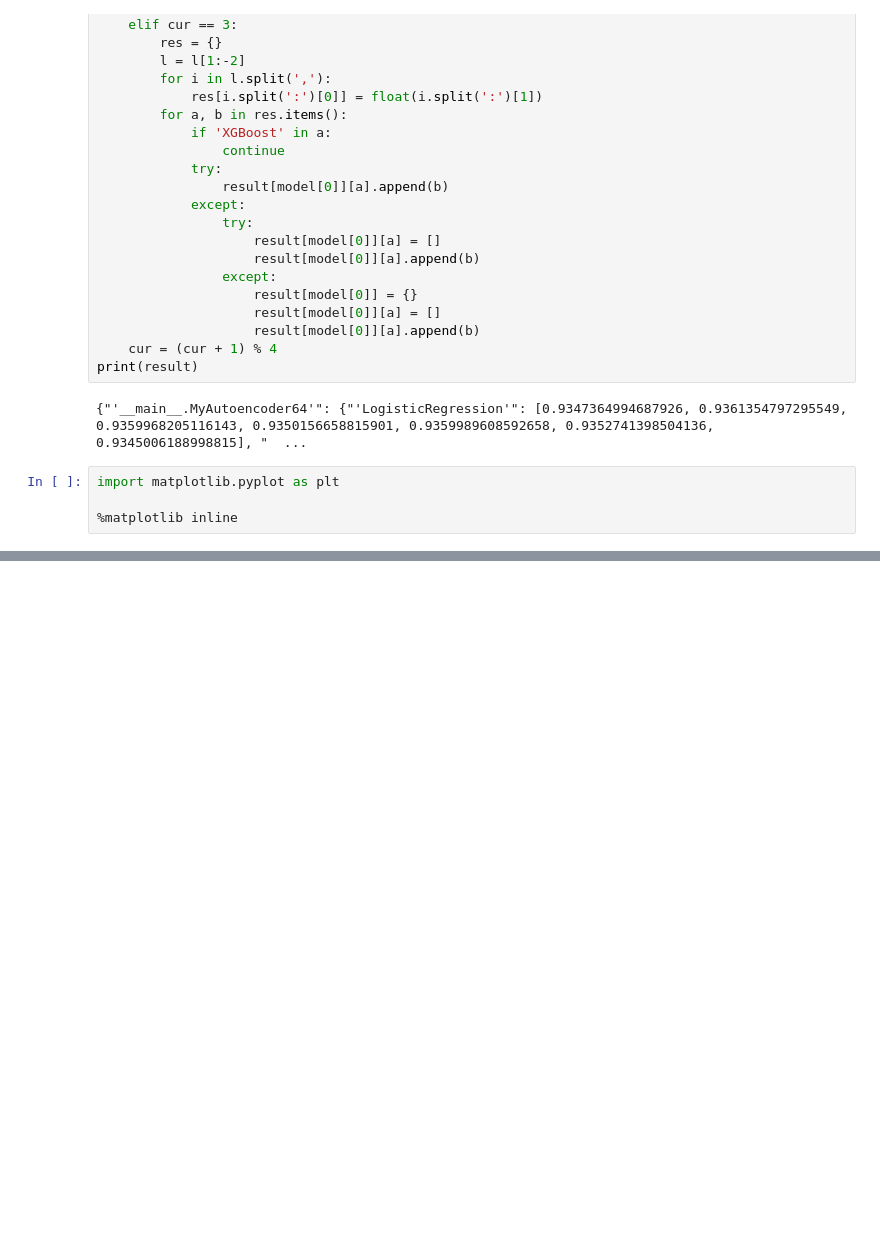
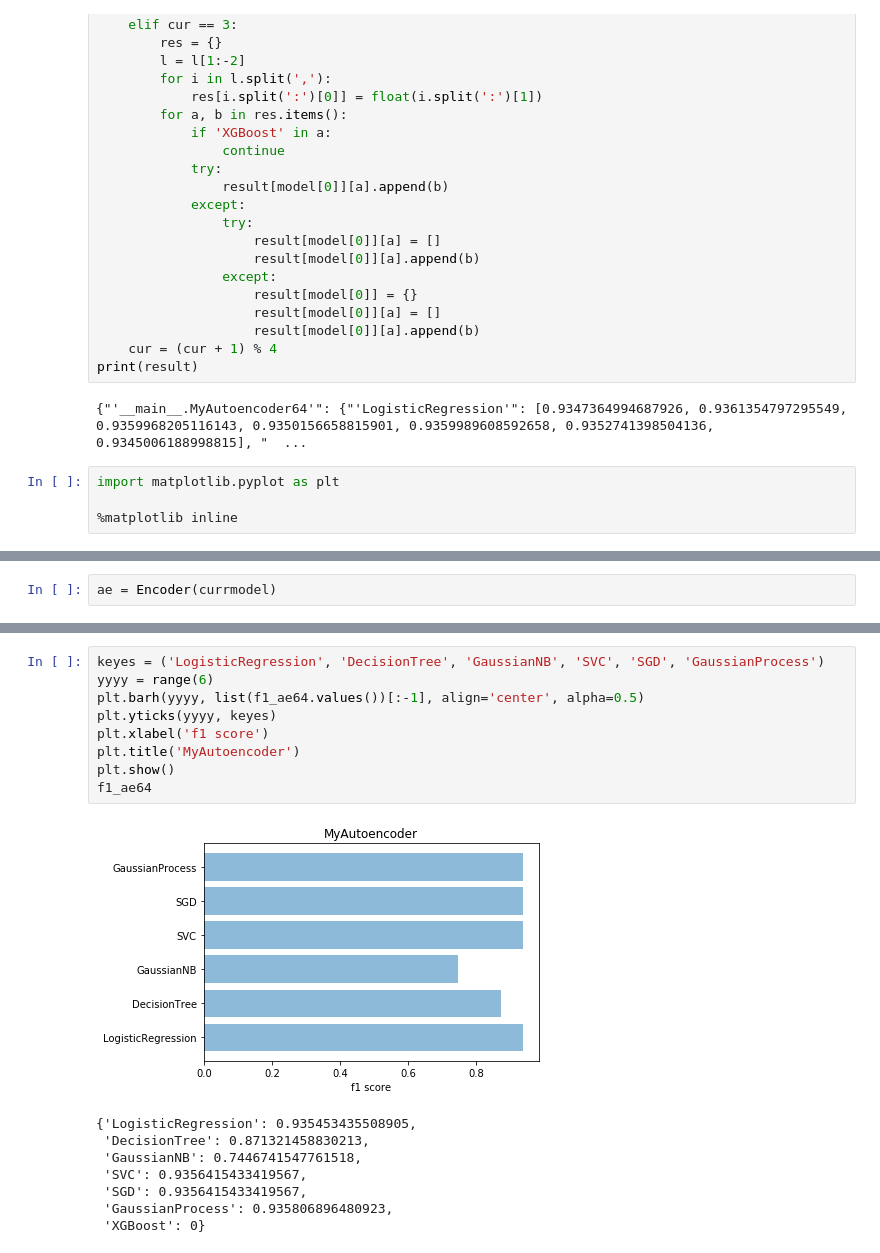
Before and after one commit to LavrVV/Fluorescence-prediction, a Jupyter notebook: NN_new.ipynb, the cells around one changed output, grey strips where cells are left out. Drawn from its saved outputs; the diff is of its cells as text; blank space fills up the shorter version.

```diff
--- a/NN_new.ipynb
+++ b/NN_new.ipynb
@@ -584,0 +837,2 @@ for models in result.items():
+# %%
+ae = Encoder(currmodel)
@@ -584,0 +992,18 @@ for models in result.items():
+# %%
+keyes = ('LogisticRegression', 'DecisionTree', 'GaussianNB', 'SVC', 'SGD', 'GaussianProcess')
+yyyy = range(6)
+plt.barh(yyyy, list(f1_ae64.values())[:-1], align='center', alpha=0.5)
+plt.yticks(yyyy, keyes)
+plt.xlabel('f1 score')
+plt.title('MyAutoencoder')
+plt.show()
+f1_ae64
+# %% [output]
+[figure, added]
+{'LogisticRegression': 0.935453435508905,
+ 'DecisionTree': 0.871321458830213,
+ 'GaussianNB': 0.7446741547761518,
+ 'SVC': 0.9356415433419567,
+ 'SGD': 0.9356415433419567,
+ 'GaussianProcess': 0.935806896480923,
+ 'XGBoost': 0}
```
Also changed, not shown: parts of 50 cells of this notebook, 21 other files.
